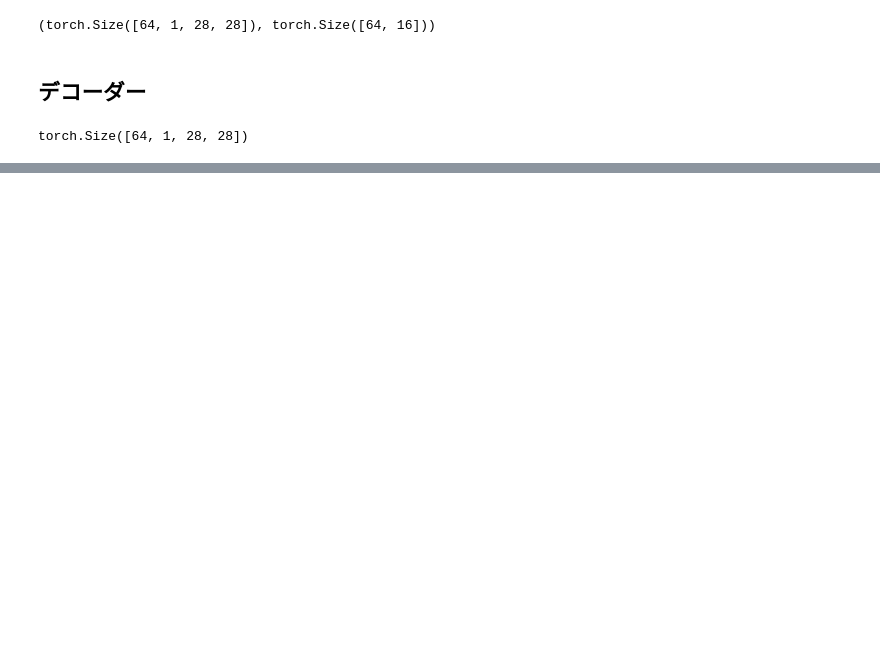
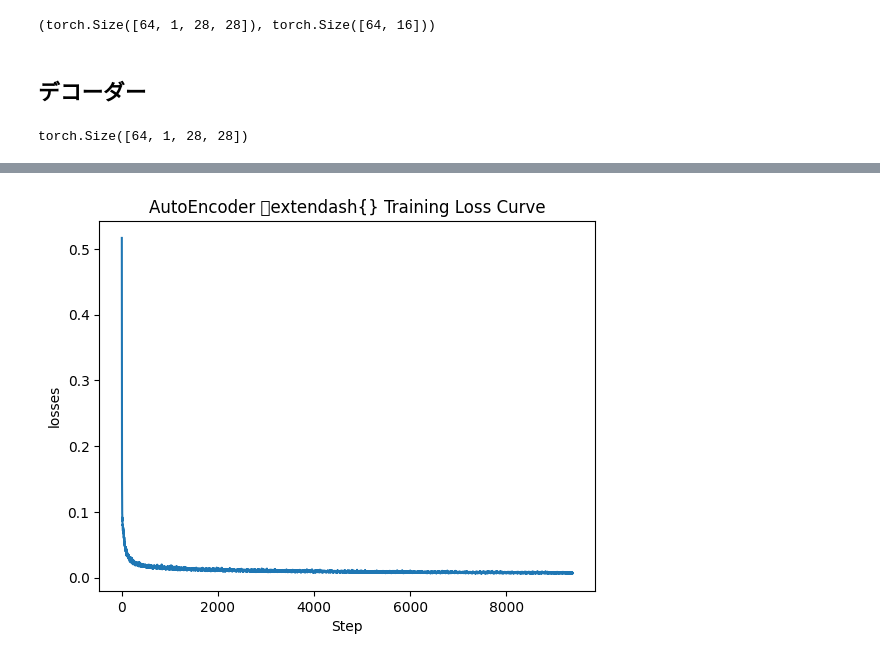
Before and after one commit to hyakuroume/Generative_AI, a Jupyter notebook: compressing.ipynb, the cells around one changed output, grey strips where cells are left out. Cells and saved outputs as stored; diff of their text form; code cells hidden in the pictures; blank space fills up the shorter version.

```diff
--- a/compressing.ipynb
+++ b/compressing.ipynb
@@ -209,0 +234,3 @@ torch.Size([64, 1, 28, 28])
+# %%
+# モデルの定義
+model = AutoEncoder(1)
@@ -209,0 +266,40 @@ torch.Size([64, 1, 28, 28])
+# %%
+# エポック数と学習率の定義
+num_epochs = 10
+lr = 1e-4
+# %%
+device = get_device()
+model = model.to(device)
+optimizer = torch.optim.AdamW(model.parameters(), lr=lr, eps=1e-5)
+# %%
+losses = []
+
+for _ in (progress := trange(num_epochs, desc="Training")):
+    for _, batch in (inner := tqdm(enumerate(train_dataloader), total=len(train_dataloader))):
+        batch = batch.to(device)
+
+        # モデルの予測
+        preds = model(batch)
+
+        # 予測と元画像の比較
+        loss = F.mse_loss(preds, batch)
+
+        # 損失を表示し、描画用に保存
+        inner.set_postfix(loss=f"{loss.cpu().item():.3f}")
+        losses.append(loss.item())
+
+        # 損失に基づいてモデルのパラメータを更新
+        loss.backward()
+        optimizer.step()
+        optimizer.zero_grad()
+
+    progress.set_postfix(loss=f"{loss.cpu().item():.3f}", lr=f"{lr:.0e}")
+# %%
+# 損失曲線の可視化
+plt.plot(losses)
+plt.xlabel("Step")
+plt.ylabel("losses")
+plt.title("AutoEncoder \textendash{} Training Loss Curve")
+plt.show()
+# %% [output]
+[figure, added]
```
Also changed, not shown: parts of 9 cells of this notebook.
